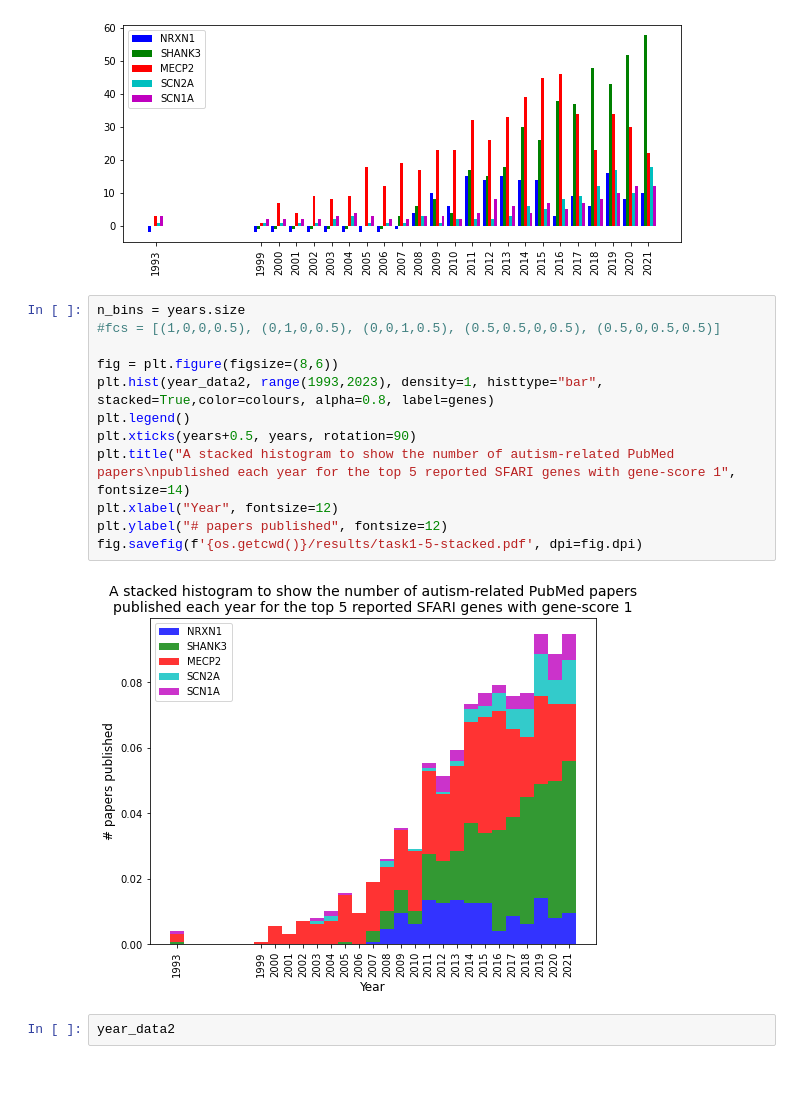
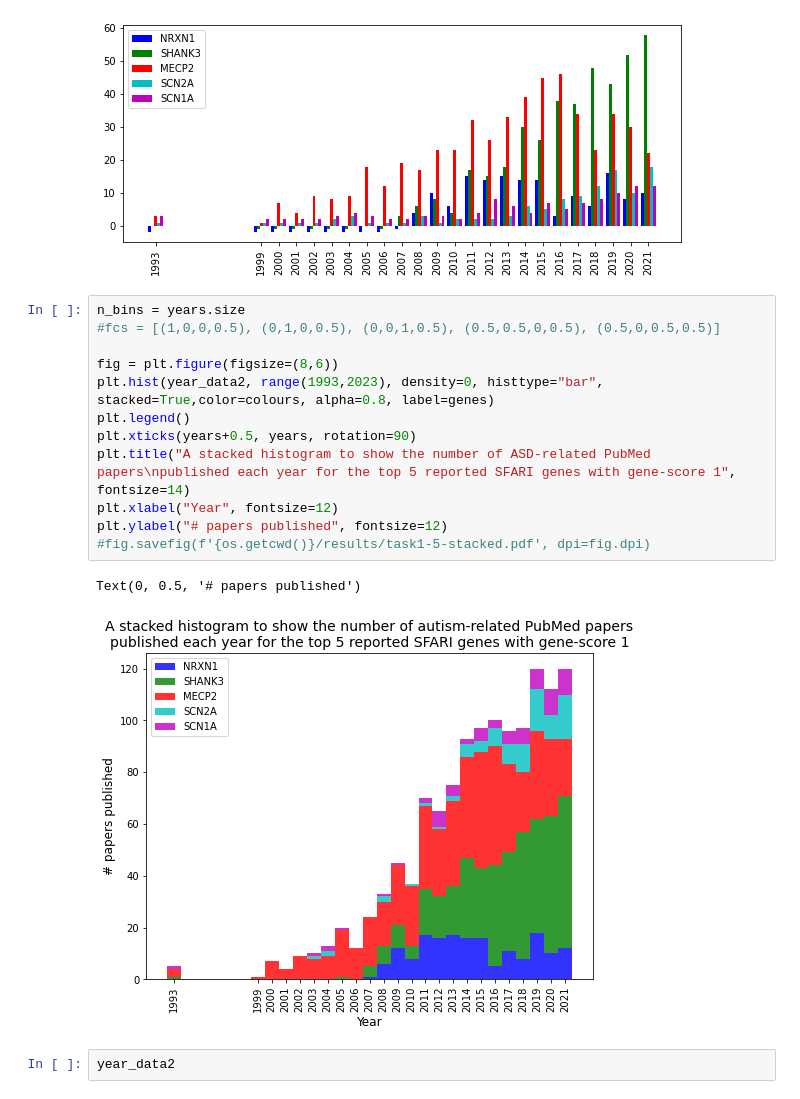
Before and after one commit to hwixley/BI-Coursework2, a Jupyter notebook: code/part1.ipynb, the cells around one changed output. Cells and saved outputs as stored; diff of their text form.

Commit message:
refactored p1.5 hist

```diff
--- a/code/part1.ipynb
+++ b/code/part1.ipynb
@@ -208,17 +208,18 @@ ax.legend()
 # %%
 n_bins = years.size
 #fcs = [(1,0,0,0.5), (0,1,0,0.5), (0,0,1,0.5), (0.5,0.5,0,0.5), (0.5,0,0.5,0.5)]
 
 fig = plt.figure(figsize=(8,6))
-plt.hist(year_data2, range(1993,2023), density=1, histtype="bar", stacked=True,color=colours, alpha=0.8, label=genes)
+plt.hist(year_data2, range(1993,2023), density=0, histtype="bar", stacked=True,color=colours, alpha=0.8, label=genes)
 plt.legend()
 plt.xticks(years+0.5, years, rotation=90)
-plt.title("A stacked histogram to show the number of autism-related PubMed papers\npublished each year for the top 5 reported SFARI genes with gene-score 1", fontsize=14)
+plt.title("A stacked histogram to show the number of ASD-related PubMed papers\npublished each year for the top 5 reported SFARI genes with gene-score 1", fontsize=14)
 plt.xlabel("Year", fontsize=12)
 plt.ylabel("# papers published", fontsize=12)
-fig.savefig(f'{os.getcwd()}/results/task1-5-stacked.pdf', dpi=fig.dpi)
+#fig.savefig(f'{os.getcwd()}/results/task1-5-stacked.pdf', dpi=fig.dpi)
 # %% [output]
+Text(0, 0.5, '# papers published')
-[figure, old version]
+[figure, new version]
 # %%
 year_data2
 # %% [output]
```
Also changed, not shown: parts of 12 cells of this notebook, 2 other files.
